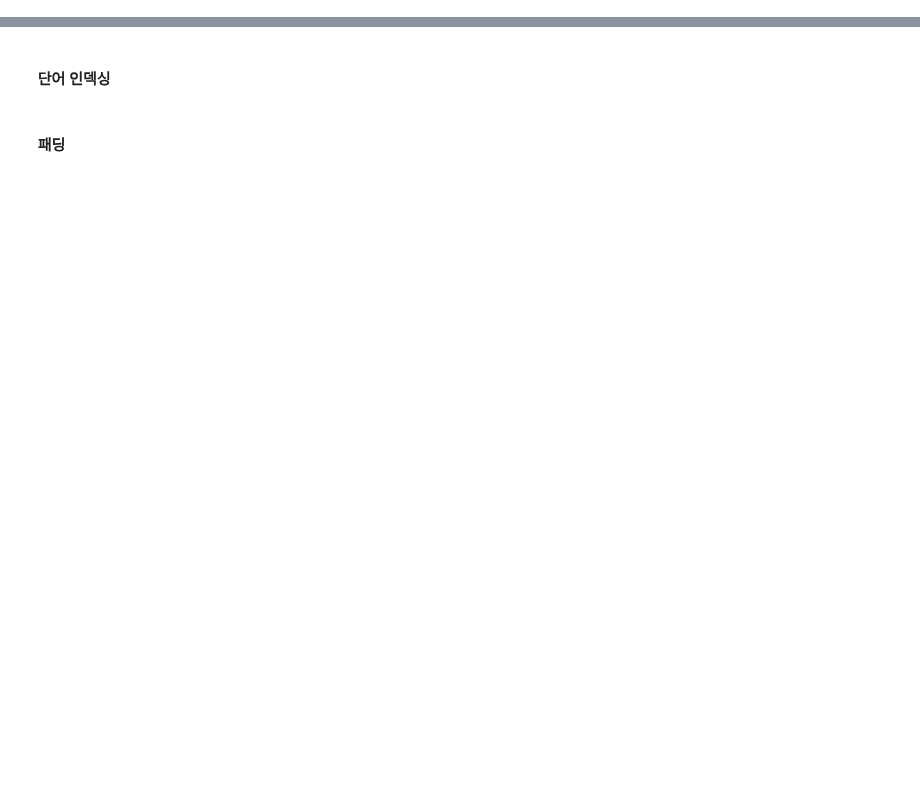
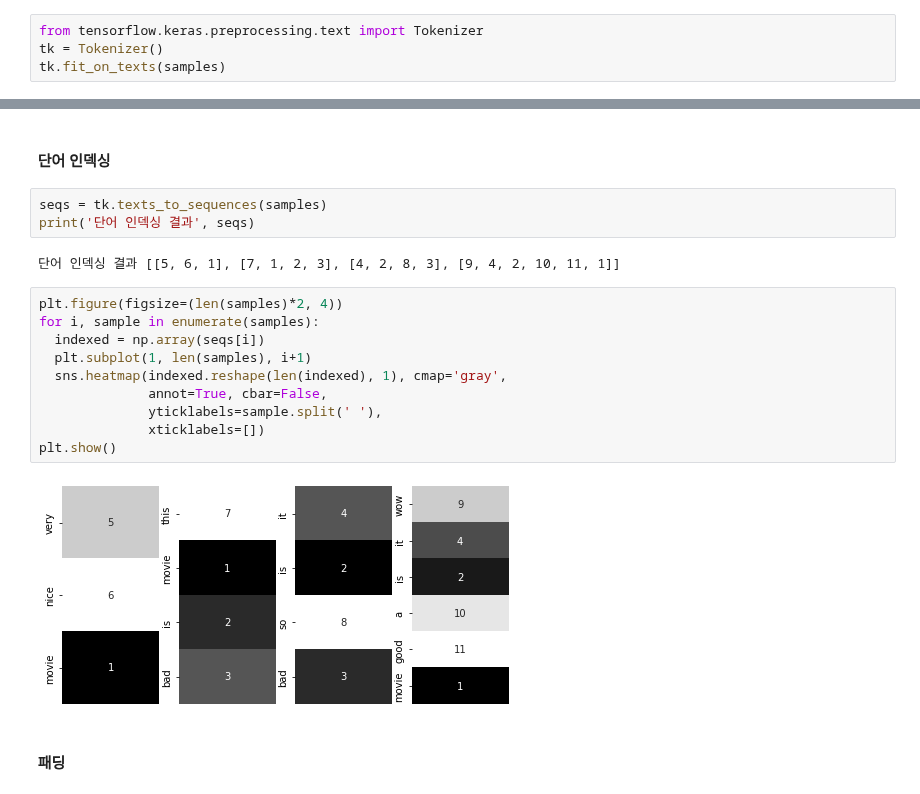
Before and after one commit to yebiny/SkillTreePython-DeepLearning, a Jupyter notebook: 03.NLP-with-tensorflow2.0/해설/ch03_01_NLP기초_텍스트처리.ipynb, the cells around one changed output, grey strips where cells are left out. Drawn from its saved outputs; the diff is of its cells as text; blank space fills up the shorter version.

```diff
--- a/03.NLP-with-tensorflow2.0/해설/ch03_01_NLP기초_텍스트처리.ipynb
+++ b/03.NLP-with-tensorflow2.0/해설/ch03_01_NLP기초_텍스트처리.ipynb
@@ -140,2 +152,6 @@ wow it is a good movie
 # %% [markdown]
 ### | **텐서플로우 케라스 Tokenizer**
+# %%
+from tensorflow.keras.preprocessing.text import Tokenizer
+tk = Tokenizer()
+tk.fit_on_texts(samples)
@@ -142,4 +168,21 @@ wow it is a good movie
 # %% [markdown]
 #### **단어 인덱싱**
+# %%
+seqs = tk.texts_to_sequences(samples)
+print('단어 인덱싱 결과', seqs)
+# %% [output]
+단어 인덱싱 결과 [[5, 6, 1], [7, 1, 2, 3], [4, 2, 8, 3], [9, 4, 2, 10, 11, 1]]
+# %%
+plt.figure(figsize=(len(samples)*2, 4))
+for i, sample in enumerate(samples):
+  indexed = np.array(seqs[i])
+  plt.subplot(1, len(samples), i+1)
+  sns.heatmap(indexed.reshape(len(indexed), 1), cmap='gray',
+              annot=True, cbar=False,
+              yticklabels=sample.split(' '),
+              xticklabels=[])
+plt.show()
+# %% [output]
+[figure, added]
 # %% [markdown]
 #### **패딩**
```
Also changed, not shown: parts of 13 cells of this notebook.
